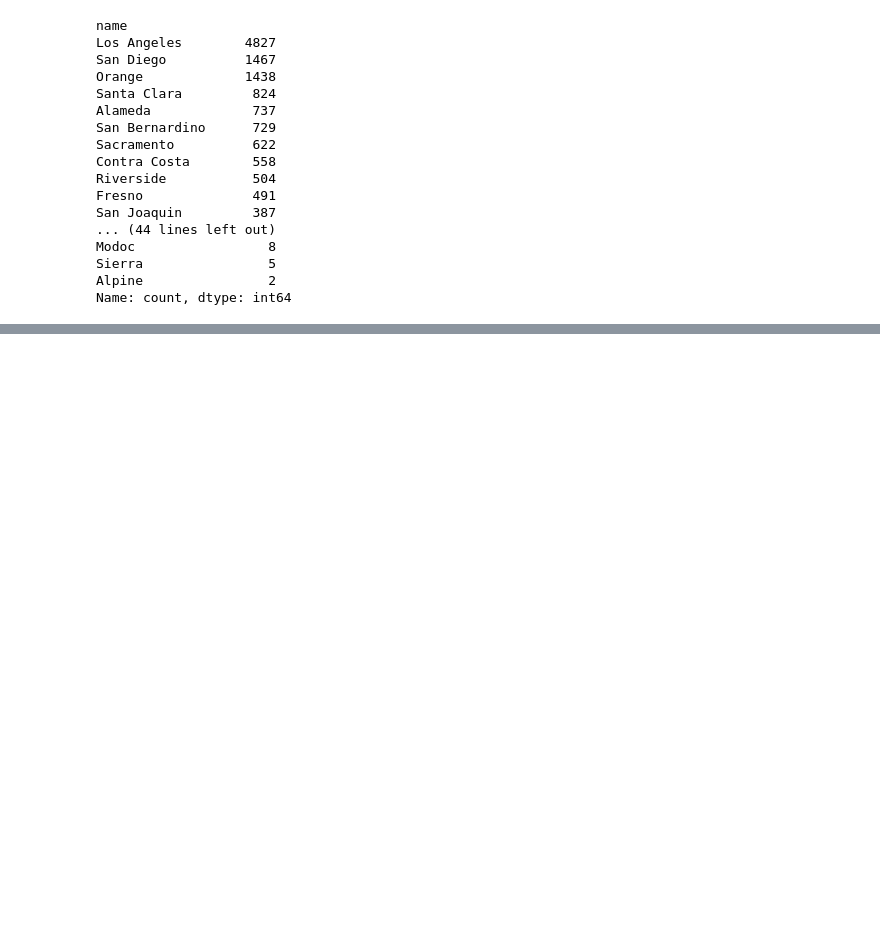
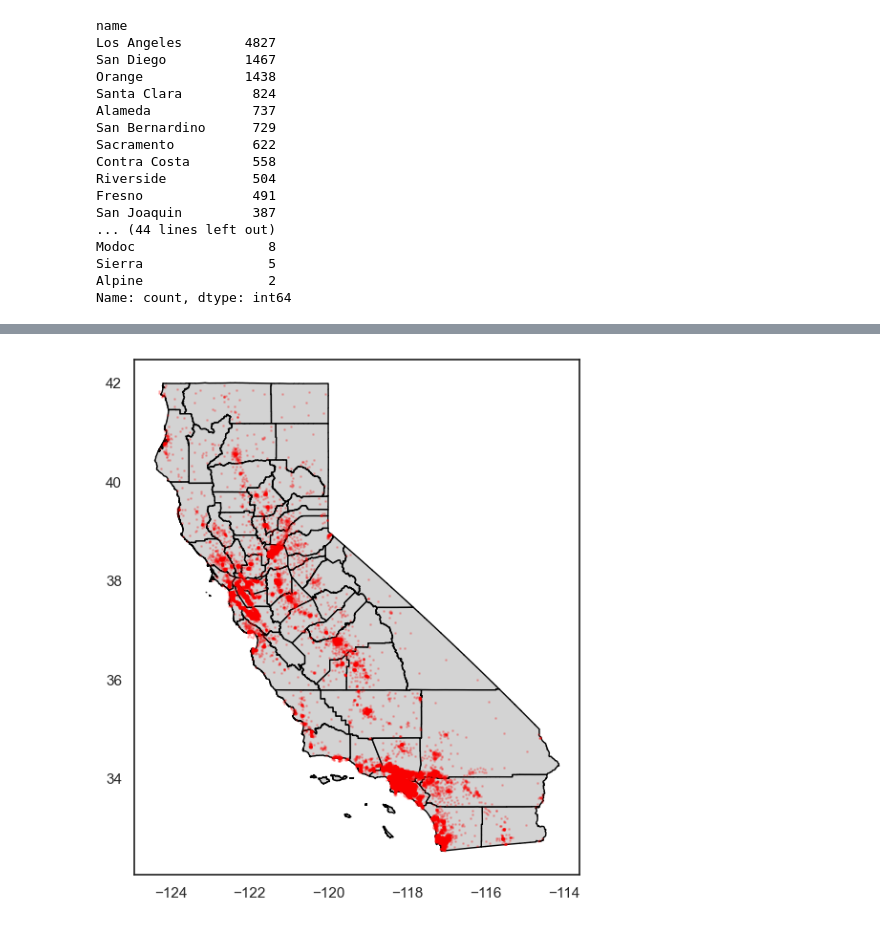
Before and after one commit to VieiraJulio/Projeto-Regressao---Em-dev, a Jupyter notebook: notebooks/03-jv-geo_parte_00.ipynb, the cells around one changed output, grey strips where cells are left out. Saved outputs shown, nothing was run; the diff lists cells and outputs as text; code cells hidden in the pictures; blank space fills up the shorter version.

```diff
--- a/notebooks/03-jv-geo_parte_00.ipynb
+++ b/notebooks/03-jv-geo_parte_00.ipynb
@@ -448,0 +466,19 @@ Name: count, dtype: int64
+# %%
+fig, ax = plt.subplots(figsize = (7,7))
+
+gdf_counties.plot(
+    ax = ax,
+    edgecolor = "black",
+    color = "lightgray"
+)
+
+ax.scatter(
+    gdf_joined["longitude"],
+    gdf_joined["latitude"],
+    color = "red",
+    s = 1,
+    alpha = SCATTER_ALPHA
+)
+plt.show()
+# %% [output]
+[figure, added]
```
Also changed, not shown: parts of 3 cells of this notebook.
